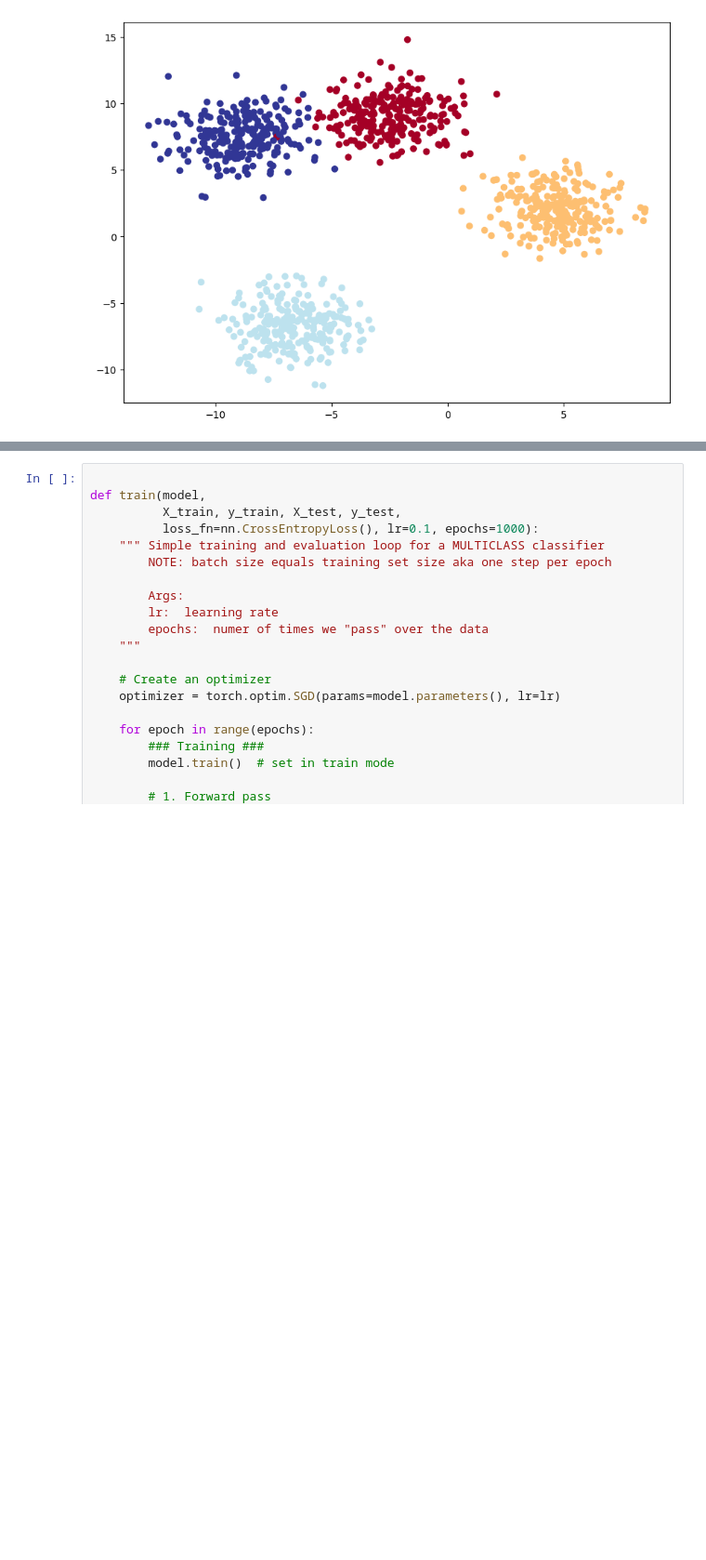
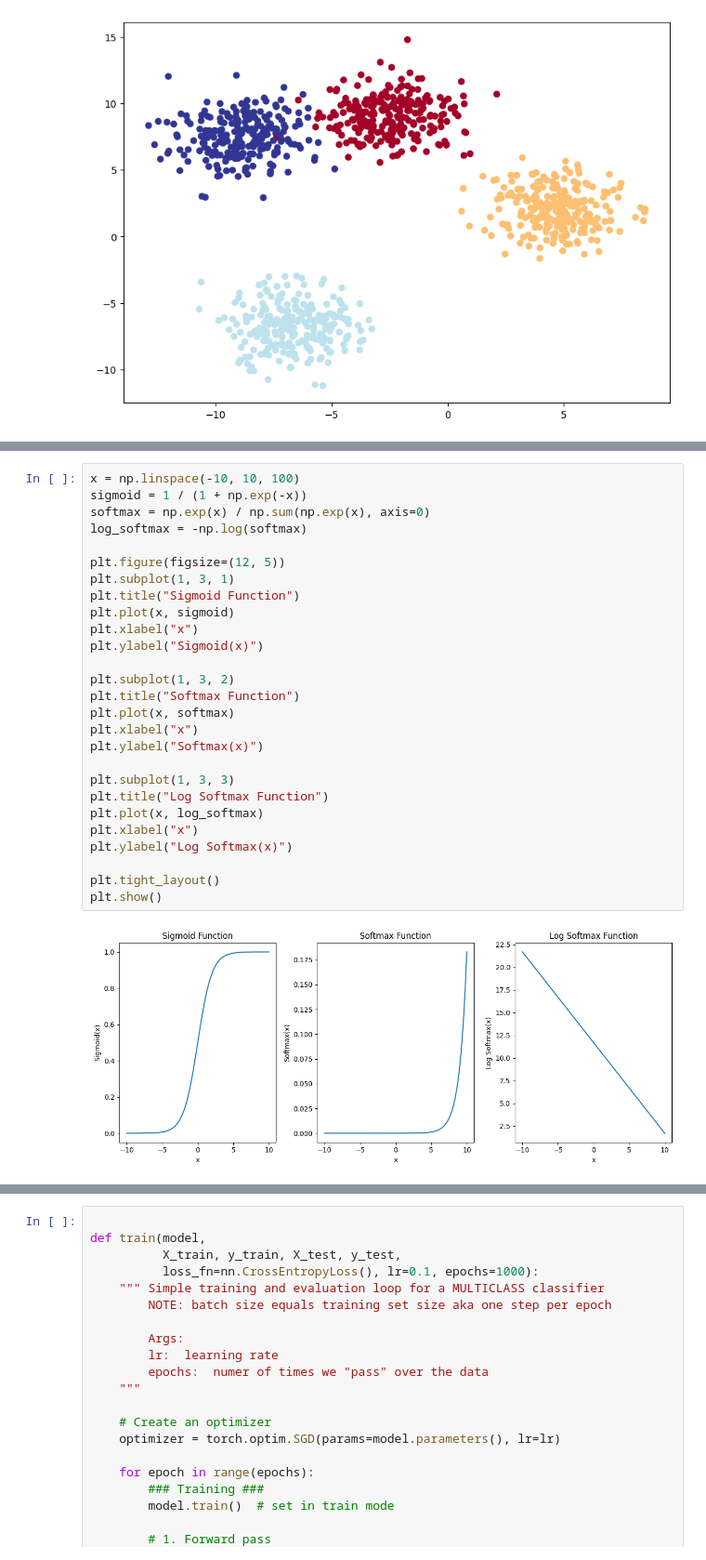
Before and after one commit to ronmoneta-tau/Intro_DS, a Jupyter notebook: TA10/Tutorial10_NN.ipynb, the cells around one changed output, grey strips where cells are left out. Shown at 93% size. Drawn from its saved outputs; the diff is of its cells as text; blank space fills up the shorter version.

```diff
--- a/TA10/Tutorial10_NN.ipynb
+++ b/TA10/Tutorial10_NN.ipynb
@@ -315,0 +401,29 @@ tensor([[-8.4134,  6.9352],
+# %%
+x = np.linspace(-10, 10, 100)
+sigmoid = 1 / (1 + np.exp(-x))
+softmax = np.exp(x) / np.sum(np.exp(x), axis=0)
+log_softmax = -np.log(softmax)
+
+plt.figure(figsize=(12, 5))
+plt.subplot(1, 3, 1)
+plt.title("Sigmoid Function")
+plt.plot(x, sigmoid)
+plt.xlabel("x")
+plt.ylabel("Sigmoid(x)")
+
+plt.subplot(1, 3, 2)
+plt.title("Softmax Function")
+plt.plot(x, softmax)
+plt.xlabel("x")
+plt.ylabel("Softmax(x)")
+
+plt.subplot(1, 3, 3)
+plt.title("Log Softmax Function")
+plt.plot(x, log_softmax)
+plt.xlabel("x")
+plt.ylabel("Log Softmax(x)")
+
+plt.tight_layout()
+plt.show()
+# %% [output]
+[figure, added]
```
Also changed, not shown: parts of 27 cells of this notebook, 1 other file.
